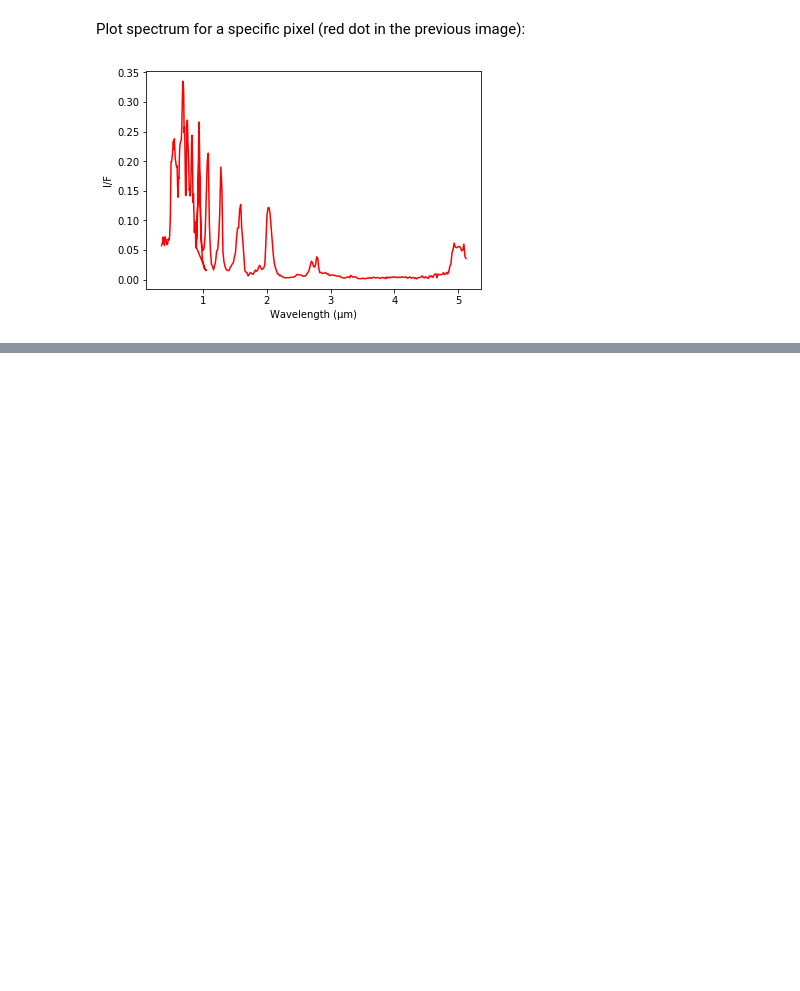
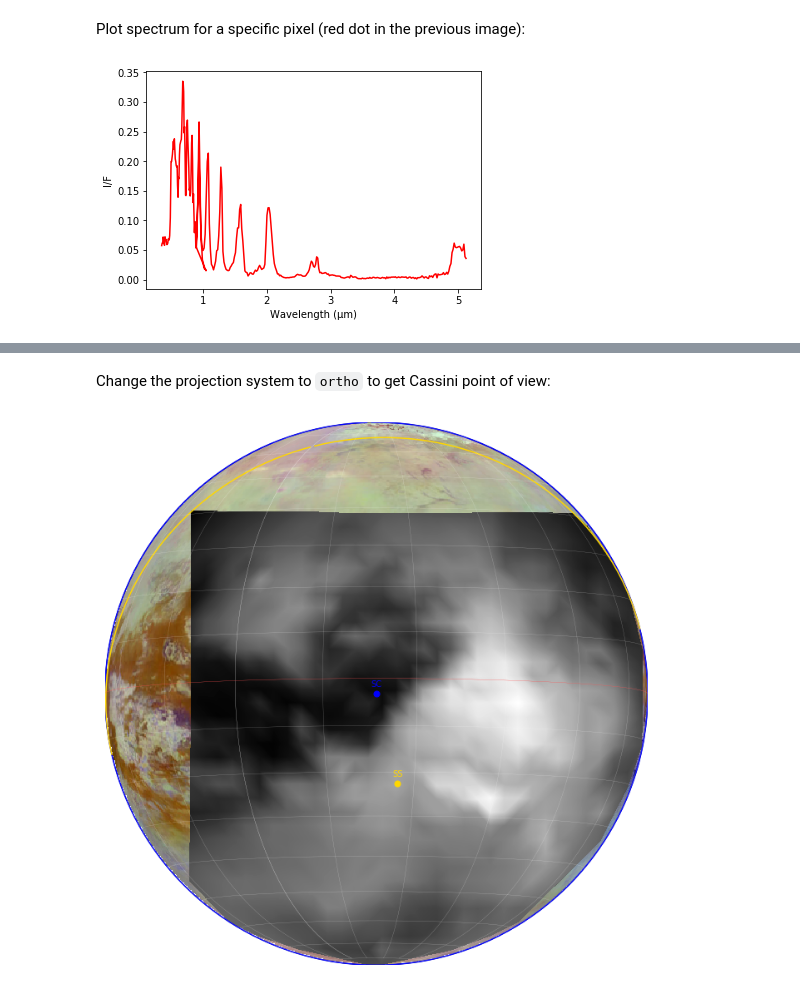
Before and after one commit to seignovert/pyvims, a Jupyter notebook: pyvims.ipynb, the cells around one changed output, grey strips where cells are left out. Drawn from its saved outputs; the diff is of its cells as text; code cells hidden in the pictures; blank space fills up the shorter version.

```diff
--- a/pyvims.ipynb
+++ b/pyvims.ipynb
@@ -111,0 +134,6 @@ plt.ylabel('I/F');
+# %% [markdown]
+Change the projection system to ``ortho`` to get Cassini point of view:
+# %%
+cube.plot_map('ortho');
+# %% [output]
+[figure, added]
```
Also changed, not shown: parts of 11 cells of this notebook.
